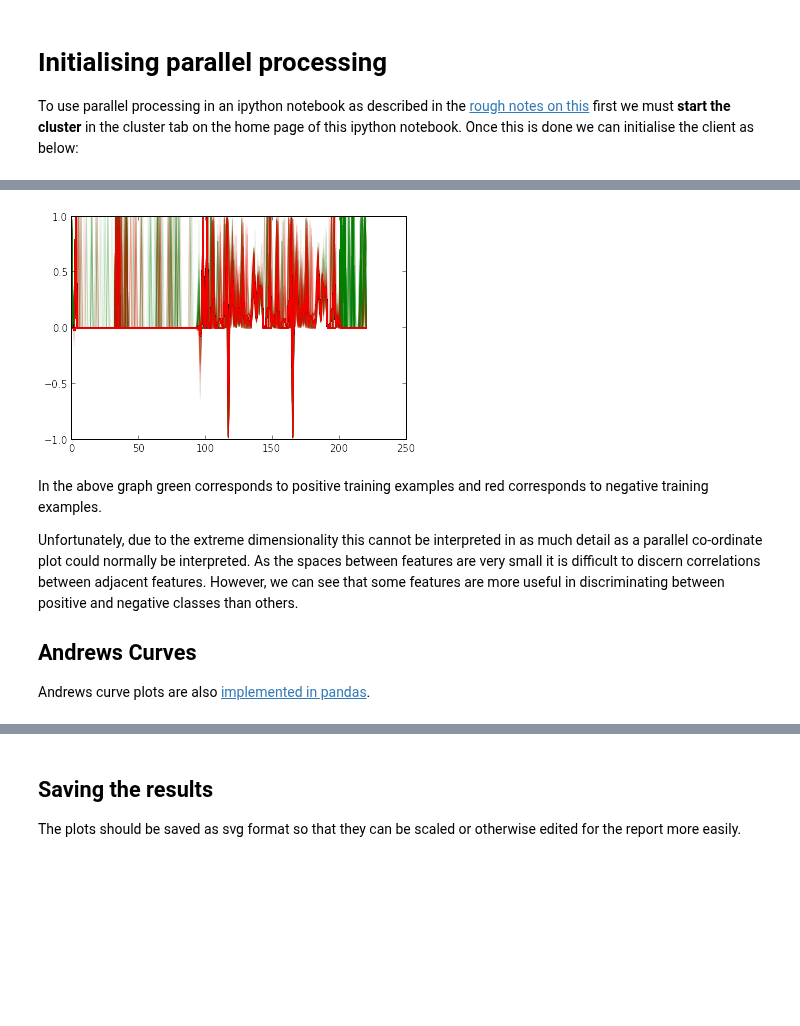
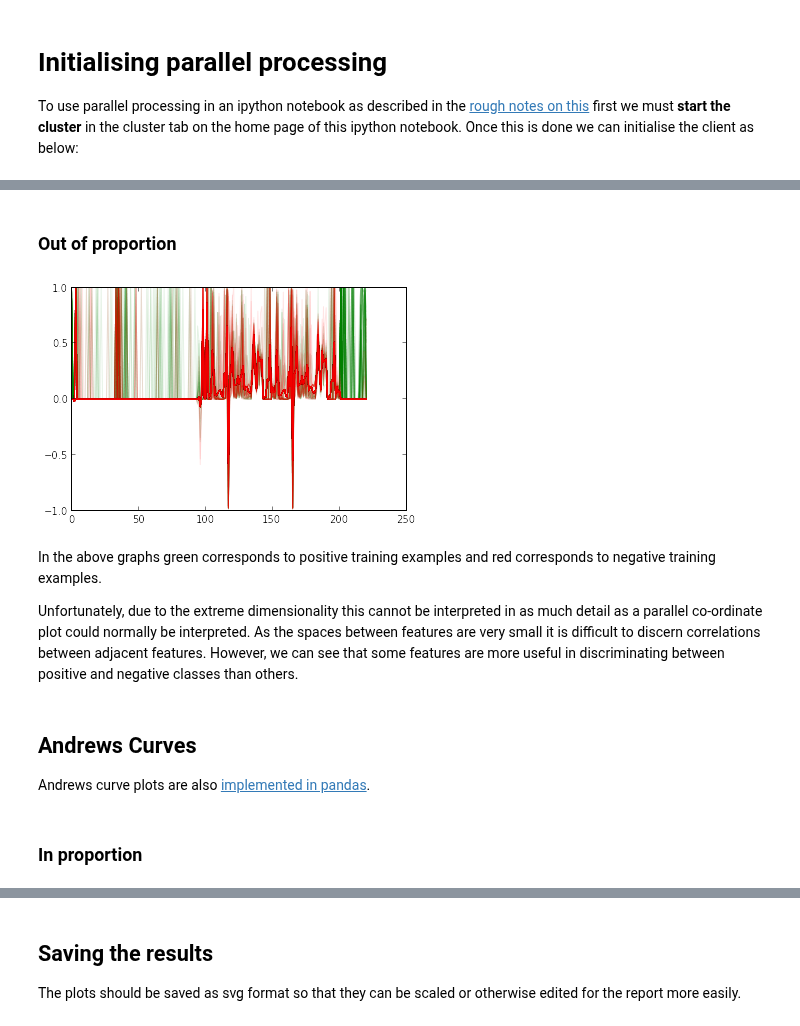
Before and after one commit to gngdb/opencast-bio, a Jupyter notebook: notebooks/Classifier Training.ipynb, the cells around one changed output, grey strips where cells are left out. Drawn from its saved outputs; the diff is of its cells as text; code cells hidden in the pictures; blank space fills up the shorter version.

```diff
--- a/notebooks/Classifier Training.ipynb
+++ b/notebooks/Classifier Training.ipynb
@@ -114,5 +112,9 @@ Just going to plot rows:
 [pandas]: http://pandas.pydata.org/
 [pcpandas]: http://pandas.pydata.org/pandas-docs/dev/visualization.html#parallel-coordinates
 [tsne]: http://homepage.tudelft.nl/19j49/t-SNE.html
+# %%
+oneindexes = where(y>0.5)
+zeroindexes = where(y<0.5)
+rowindexes = concatenate([oneindexes[0][:10],zeroindexes[0][:6000]])
 # %%
 maxes = amax(abs(X),axis=0) + 1e-14
@@ -118,0 +123,9 @@ maxes = amax(abs(X),axis=0) + 1e-14
+# %%
+for rowi in rowindexes:
+    #normalise row values
+    row = X[rowi,:]/(maxes)
+    #then just plot it
+    if y[rowi] > 0.5:
+        plot(row,color='green',alpha=0.5)
+    else:
+        plot(row,color='red',alpha=0.05)
@@ -119,28 +134,21 @@ maxes = amax(abs(X),axis=0) + 1e-14
+# %% [markdown]
+### Out of proportion
+# %%
+rowindexes = concatenate([oneindexes[0][:100],zeroindexes[0][:100]])
 # %%
-nrows = 500
-oneindexes = where(y>0.5)
-zeroindexes = where(y<0.5)
-for rowi in list(oneindexes[0][:int(nrows/2)])+list(zeroindexes[0][:int(nrows/2)]):
+for rowi in rowindexes:
     #normalise row values
     row = X[rowi,:]/(maxes)
     #then just plot it
     if y[rowi] > 0.5:
         plot(row,color='green',alpha=0.1)
     else:
         plot(row,color='red',alpha=0.1)
 # %% [output]
-[figure, old version]
+[figure, new version]
 # %% [markdown]
-In the above graph green corresponds to positive training examples and red corresponds to negative training examples.
+In the above graphs green corresponds to positive training examples and red corresponds to negative training examples.
 
 Unfortunately, due to the extreme dimensionality this cannot be interpreted in as much detail as a parallel co-ordinate plot could normally be interpreted.
 As the spaces between features are very small it is difficult to discern correlations between adjacent features.
 However, we can see that some features are more useful in discriminating between positive and negative classes than others.
-
-## Andrews Curves
-
-Andrews curve plots are also [implemented in pandas][pdac].
-
-
-
-[pdac]: http://pandas.pydata.org/pandas-docs/dev/visualization.html#andrews-curves
@@ -148,0 +155,6 @@ dd
+# %% [markdown]
+## Andrews Curves
+
+Andrews curve plots are also [implemented in pandas][pdac].
+
+[pdac]: http://pandas.pydata.org/pandas-docs/dev/visualization.html#andrews-curves
@@ -148,0 +164,2 @@ dd
+# %% [markdown]
+### In proportion
```
Also changed, not shown: parts of 12 cells of this notebook.
